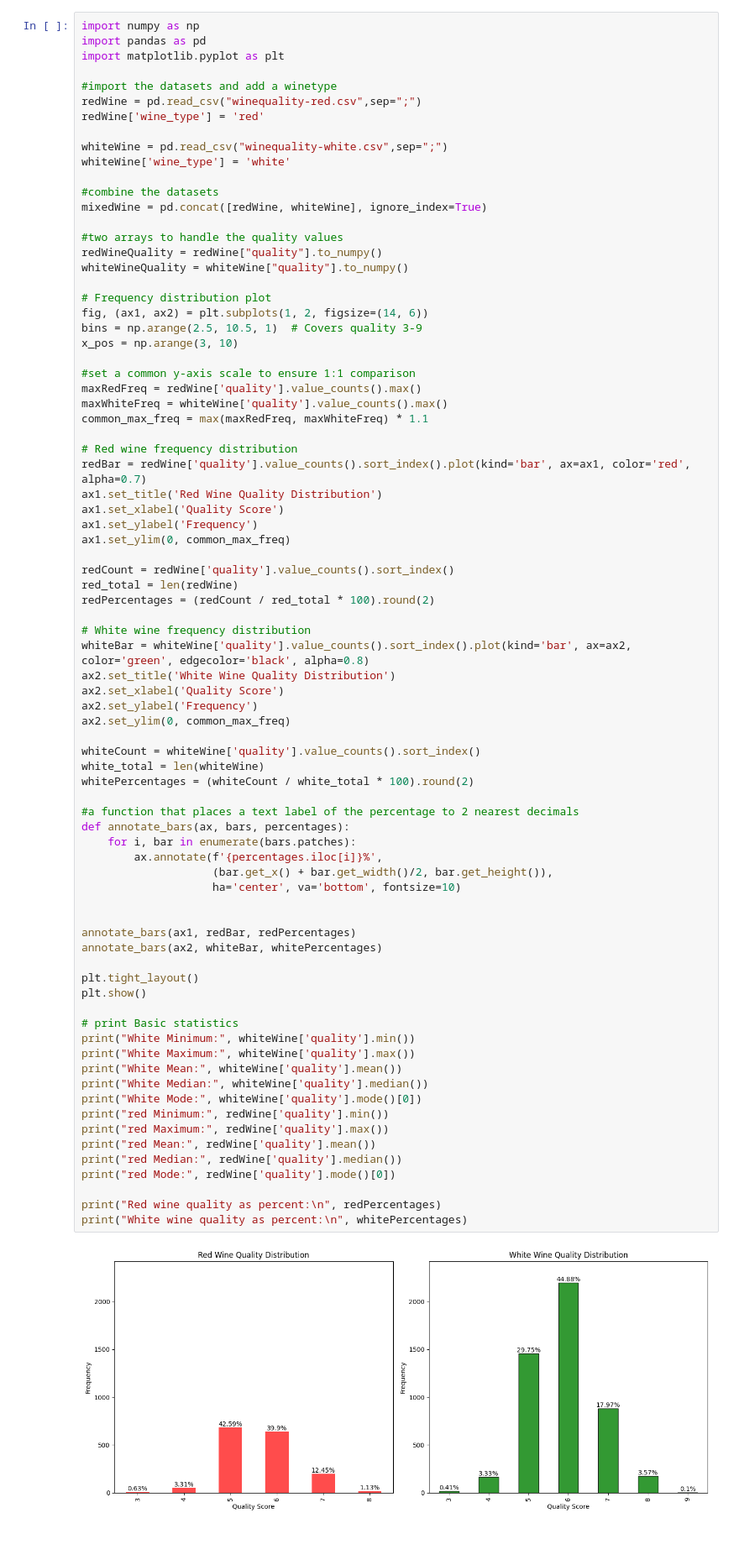
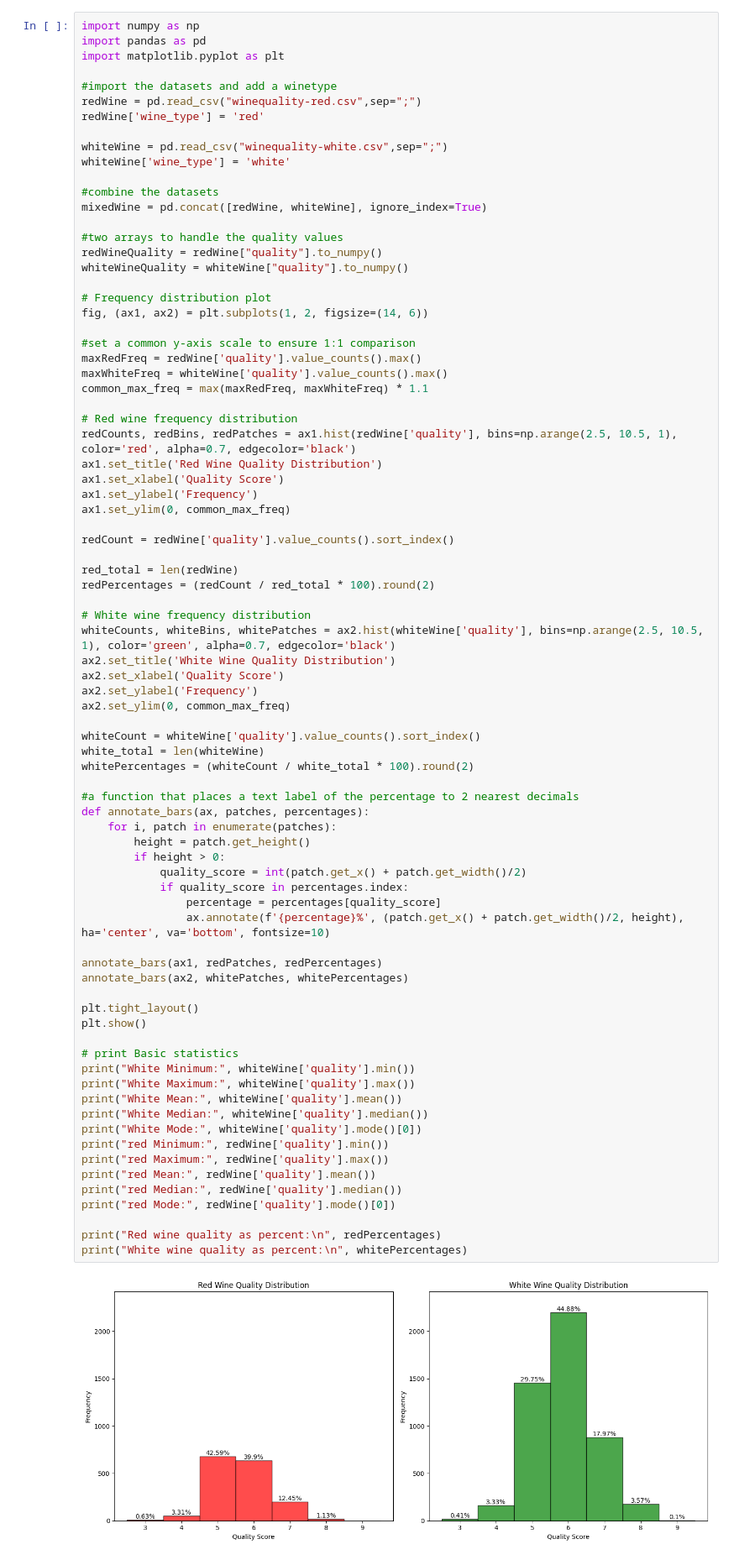
Before and after one commit to Mrkleen0313/MachineLearningAssignement, a Jupyter notebook: ML_2526_assessment (1).ipynb, the cells around one changed output. Shown at 84% size. Saved outputs shown, nothing was run; the diff lists cells and outputs as text.

```diff
--- a/ML_2526_assessment (1).ipynb
+++ b/ML_2526_assessment (1).ipynb
@@ -144,8 +162,6 @@ whiteWineQuality = whiteWine["quality"].to_numpy()
 
 # Frequency distribution plot
 fig, (ax1, ax2) = plt.subplots(1, 2, figsize=(14, 6))
-bins = np.arange(2.5, 10.5, 1)  # Covers quality 3-9
-x_pos = np.arange(3, 10)
 
 #set a common y-axis scale to ensure 1:1 comparison
 maxRedFreq = redWine['quality'].value_counts().max()
@@ -153,57 +169,60 @@ maxWhiteFreq = whiteWine['quality'].value_counts().max()
 common_max_freq = max(maxRedFreq, maxWhiteFreq) * 1.1
 
 # Red wine frequency distribution
-redBar = redWine['quality'].value_counts().sort_index().plot(kind='bar', ax=ax1, color='red', alpha=0.7)
+redCounts, redBins, redPatches = ax1.hist(redWine['quality'], bins=np.arange(2.5, 10.5, 1), color='red', alpha=0.7, edgecolor='black')
 ax1.set_title('Red Wine Quality Distribution')
 ax1.set_xlabel('Quality Score')
 ax1.set_ylabel('Frequency')
 ax1.set_ylim(0, common_max_freq)
 
 redCount = redWine['quality'].value_counts().sort_index()
+
 red_total = len(redWine)
 redPercentages = (redCount / red_total * 100).round(2)
 
 # White wine frequency distribution
-whiteBar = whiteWine['quality'].value_counts().sort_index().plot(kind='bar', ax=ax2, color='green', edgecolor='black', alpha=0.8)
+whiteCounts, whiteBins, whitePatches = ax2.hist(whiteWine['quality'], bins=np.arange(2.5, 10.5, 1), color='green', alpha=0.7, edgecolor='black')
 ax2.set_title('White Wine Quality Distribution')
 ax2.set_xlabel('Quality Score')
 ax2.set_ylabel('Frequency')
 ax2.set_ylim(0, common_max_freq)
 
 whiteCount = whiteWine['quality'].value_counts().sort_index()
 white_total = len(whiteWine)
 whitePercentages = (whiteCount / white_total * 100).round(2)
 
 #a function that places a text label of the percentage to 2 nearest decimals
-def annotate_bars(ax, bars, percentages):
-    for i, bar in enumerate(bars.patches):
-        ax.annotate(f'{percentages.iloc[i]}%',
-                    (bar.get_x() + bar.get_width()/2, bar.get_height()),
-                    ha='center', va='bottom', fontsize=10)
+def annotate_bars(ax, patches, percentages):
+    for i, patch in enumerate(patches):
+        height = patch.get_height()
+        if height > 0:
+            quality_score = int(patch.get_x() + patch.get_width()/2)
+            if quality_score in percentages.index:
+                percentage = percentages[quality_score]
+                ax.annotate(f'{percentage}%', (patch.get_x() + patch.get_width()/2, height), ha='center', va='bottom', fontsize=10)
 
-
-annotate_bars(ax1, redBar, redPercentages)
-annotate_bars(ax2, whiteBar, whitePercentages)
+annotate_bars(ax1, redPatches, redPercentages)
+annotate_bars(ax2, whitePatches, whitePercentages)
 
 plt.tight_layout()
 plt.show()
 
 # print Basic statistics
 print("White Minimum:", whiteWine['quality'].min())
 print("White Maximum:", whiteWine['quality'].max())
 print("White Mean:", whiteWine['quality'].mean())
 print("White Median:", whiteWine['quality'].median())
 print("White Mode:", whiteWine['quality'].mode()[0])
 print("red Minimum:", redWine['quality'].min())
 print("red Maximum:", redWine['quality'].max())
 print("red Mean:", redWine['quality'].mean())
 print("red Median:", redWine['quality'].median())
 print("red Mode:", redWine['quality'].mode()[0])
 
 print("Red wine quality as percent:\n", redPercentages)
 print("White wine quality as percent:\n", whitePercentages)
 # %% [output]
-[figure, old version]
+[figure, new version]
 White Minimum: 3
 White Maximum: 9
 White Mean: 5.87790935075541
```
Also changed, not shown: parts of 1 cell of this notebook.
